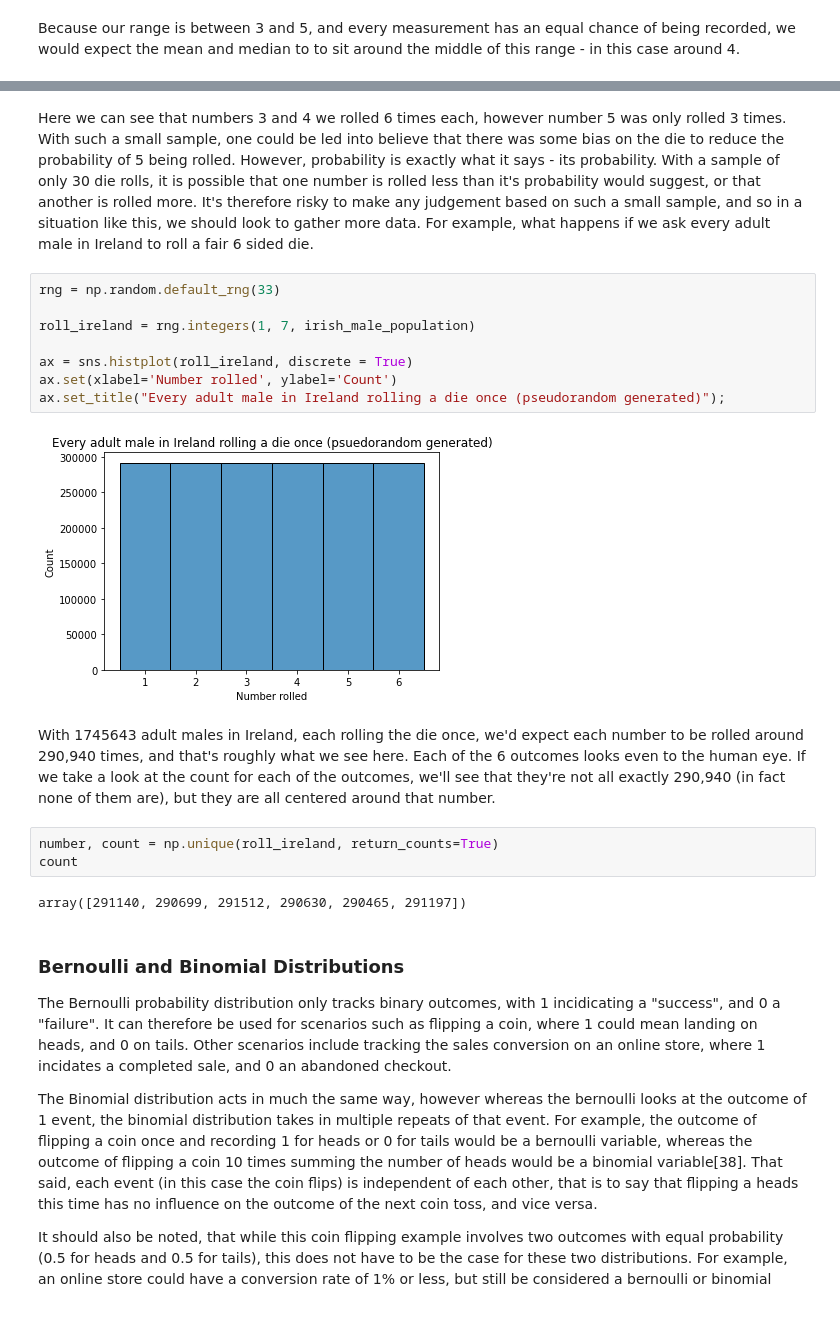
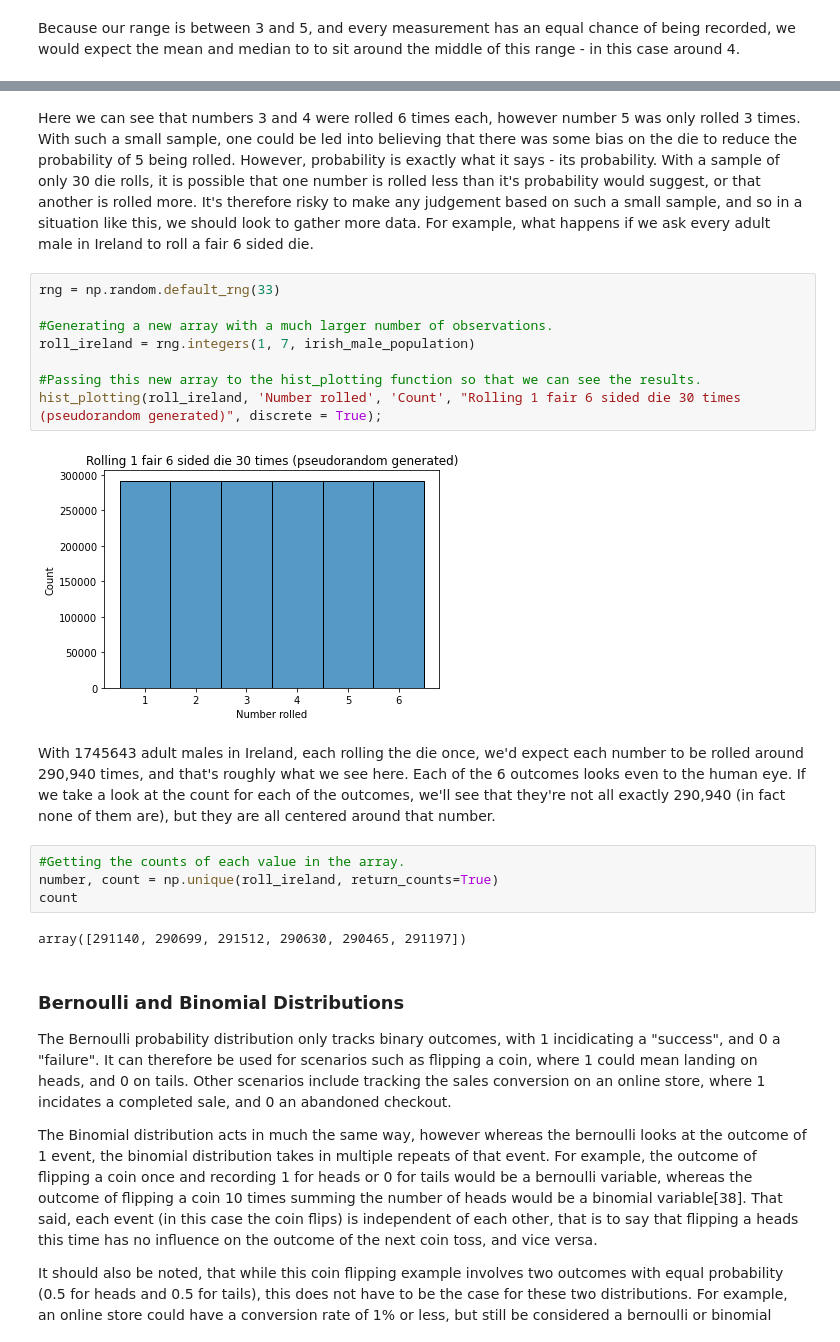
Before and after one commit to OtherBrian/pda-np.random, a Jupyter notebook: Numpy.Random.ipynb, the cells around one changed output, grey strips where cells are left out. Cells and saved outputs as stored; diff of their text form.

```diff
--- a/Numpy.Random.ipynb
+++ b/Numpy.Random.ipynb
@@ -982,20 +988,21 @@ ax.set_title("Rolling 1 fair 6 sided die 30 times (pseudorandom generated)");
 # %% [output]
 [figure]
 # %% [markdown]
-Here we can see that numbers 3 and 4 we rolled 6 times each, however number 5 was only rolled 3 times. With such a small sample, one could be led into believe that there was some bias on the die to reduce the probability of 5 being rolled. However, probability is exactly what it says - its probability. With a sample of only 30 die rolls, it is possible that one number is rolled less than it's probability would suggest, or that another is rolled more. It's therefore risky to make any judgement based on such a small sample, and so in a situation like this, we should look to gather more data. For example, what happens if we ask every adult male in Ireland to roll a fair 6 sided die.
+Here we can see that numbers 3 and 4 were rolled 6 times each, however number 5 was only rolled 3 times. With such a small sample, one could be led into believing that there was some bias on the die to reduce the probability of 5 being rolled. However, probability is exactly what it says - its probability. With a sample of only 30 die rolls, it is possible that one number is rolled less than it's probability would suggest, or that another is rolled more. It's therefore risky to make any judgement based on such a small sample, and so in a situation like this, we should look to gather more data. For example, what happens if we ask every adult male in Ireland to roll a fair 6 sided die.
-# %%
-rng = np.random.default_rng(33)
-
-roll_ireland = rng.integers(1, 7, irish_male_population)
-
-ax = sns.histplot(roll_ireland, discrete = True)
-ax.set(xlabel='Number rolled', ylabel='Count')
-ax.set_title("Every adult male in Ireland rolling a die once (pseudorandom generated)");
-# %% [output]
-[figure, removed]
+# %%
+rng = np.random.default_rng(33)
+
+#Generating a new array with a much larger number of observations.
+roll_ireland = rng.integers(1, 7, irish_male_population)
+
+#Passing this new array to the hist_plotting function so that we can see the results.
+hist_plotting(roll_ireland, 'Number rolled', 'Count', "Rolling 1 fair 6 sided die 30 times (pseudorandom generated)", discrete = True);
+# %% [output]
+[figure, added]
 # %% [markdown]
 With 1745643 adult males in Ireland, each rolling the die once, we'd expect each number to be rolled around 290,940 times, and that's roughly what we see here. Each of the 6 outcomes looks even to the human eye. If we take a look at the count for each of the outcomes, we'll see that they're not all exactly 290,940 (in fact none of them are), but they are all centered around that number.
 # %%
+#Getting the counts of each value in the array.
 number, count = np.unique(roll_ireland, return_counts=True)
 count
 # %% [output]
```
Also changed, not shown: parts of 23 cells of this notebook.
